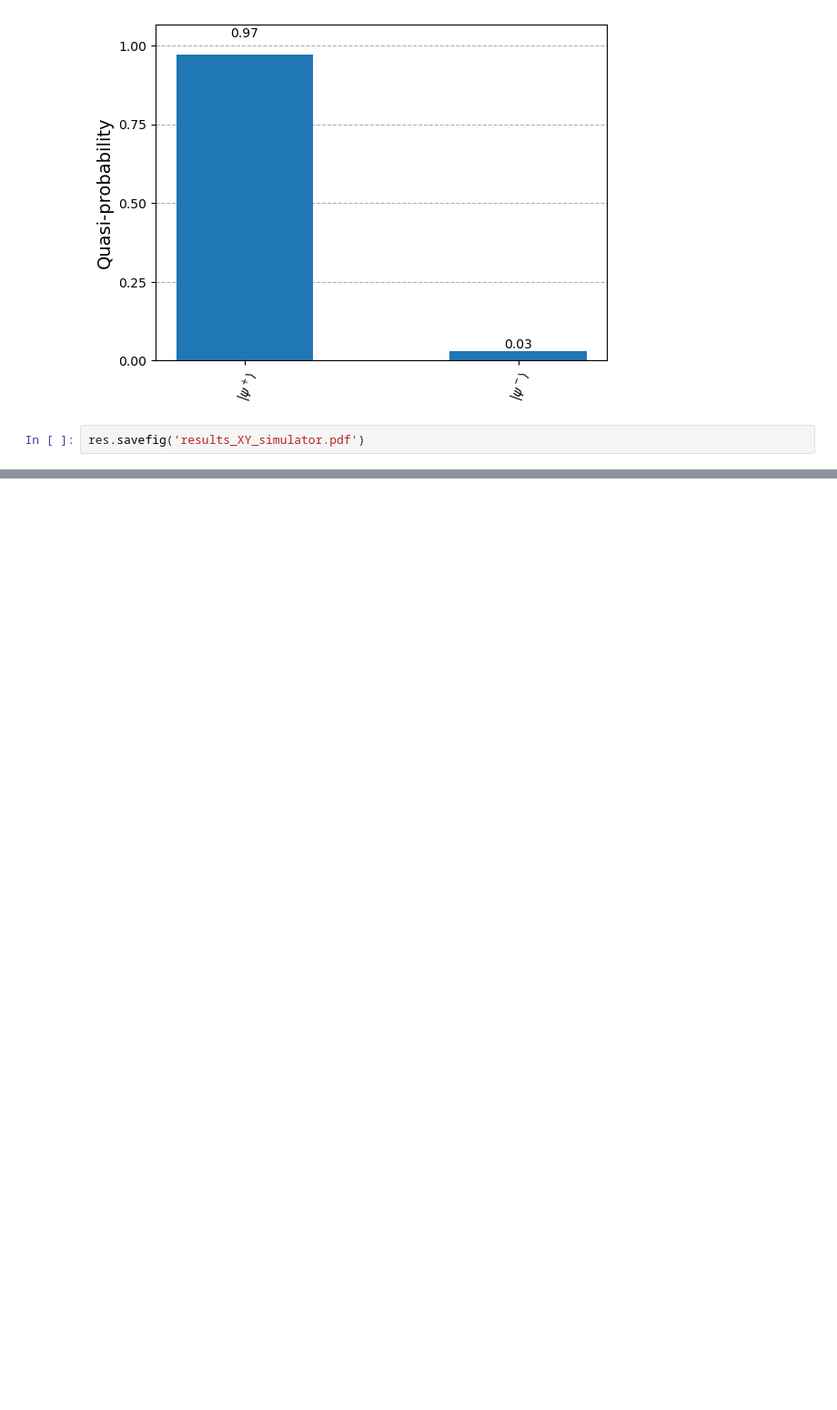
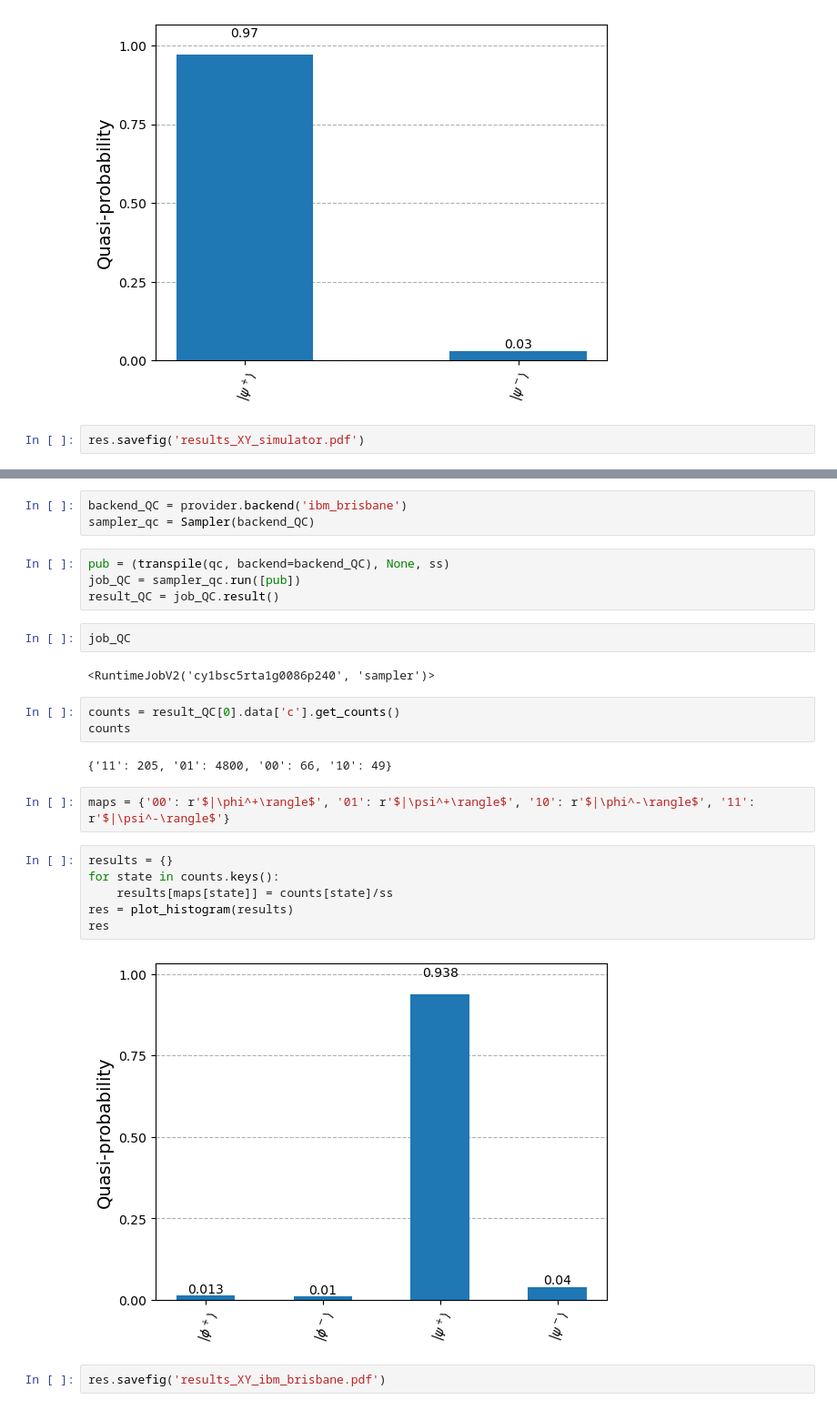
Before and after one commit to bin-wu-phys/QuantumSimulation, a Jupyter notebook: 01.circuits and time evolution.1.x.ipynb, the cells around one changed output, grey strips where cells are left out. Shown: that part at 91% size. Cells and saved outputs as stored; diff of their text form; blank space fills up the shorter version.

```diff
--- a/01.circuits and time evolution.1.x.ipynb
+++ b/01.circuits and time evolution.1.x.ipynb
@@ -459,0 +474,28 @@ backend.name
+# %%
+backend_QC = provider.backend('ibm_brisbane')
+sampler_qc = Sampler(backend_QC)
+# %%
+pub = (transpile(qc, backend=backend_QC), None, ss)
+job_QC = sampler_qc.run([pub])
+result_QC = job_QC.result()
+# %%
+job_QC
+# %% [output]
+<RuntimeJobV2('cy1bsc5rta1g0086p240', 'sampler')>
+# %%
+counts = result_QC[0].data['c'].get_counts()
+counts
+# %% [output]
+{'11': 205, '01': 4800, '00': 66, '10': 49}
+# %%
+maps = {'00': r'$|\phi^+\rangle$', '01': r'$|\psi^+\rangle$', '10': r'$|\phi^-\rangle$', '11': r'$|\psi^-\rangle$'}
+# %%
+results = {}
+for state in counts.keys():
+    results[maps[state]] = counts[state]/ss
+res = plot_histogram(results)
+res
+# %% [output]
+[figure, added]
+# %%
+res.savefig('results_XY_ibm_brisbane.pdf')
```
Also changed, not shown: parts of 7 cells of this notebook.
